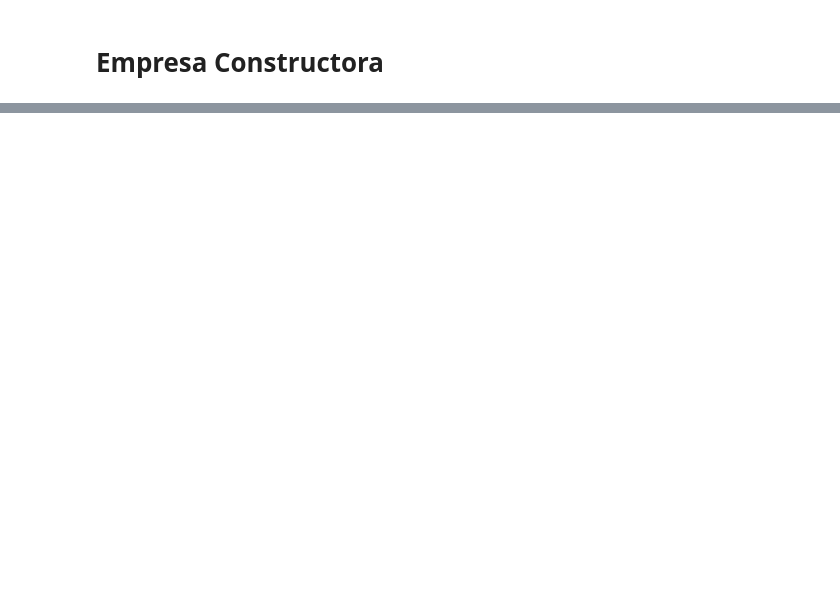
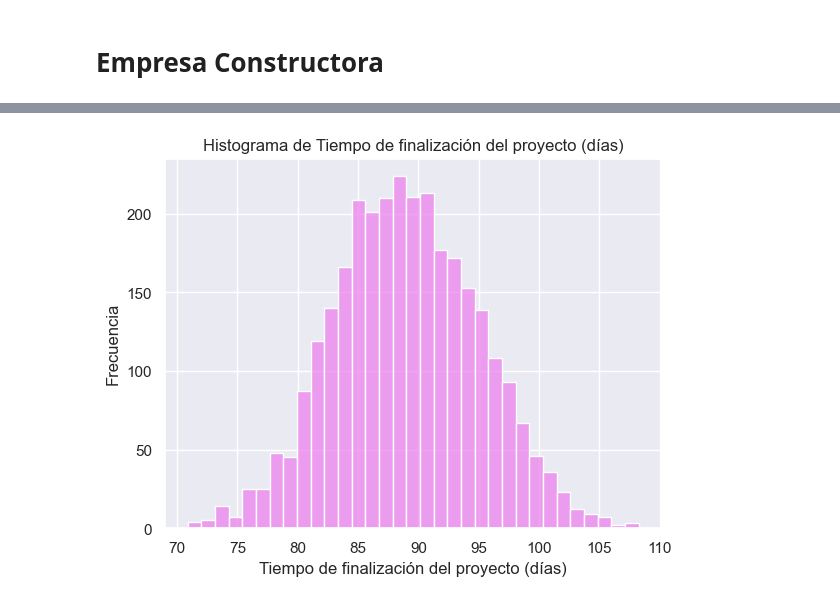
Before and after one commit to CarlosIrigoyen/ModeloYSimulacion, a Jupyter notebook: TP5/TrabajoPractico5.ipynb, the cells around one changed output, grey strips where cells are left out. Saved outputs shown, nothing was run; the diff lists cells and outputs as text; code cells hidden in the pictures; blank space fills up the shorter version.

```diff
--- a/TP5/TrabajoPractico5.ipynb
+++ b/TP5/TrabajoPractico5.ipynb
@@ -108,2 +204,97 @@ Intervalo de confianza (99%): [26.38, 26.52]
 # %% [markdown]
 # Empresa Constructora
+# %%
+
+import numpy as np
+import statistics as stats
+import seaborn as sns
+import matplotlib.pyplot as plt
+
+# Función para construir una casa
+def construir_casa():
+    # Definición de las tareas con sus respectivos rangos de tiempo
+    tarea_a = np.random.uniform(2, 4)
+    tarea_b = np.random.uniform(3, 5)
+    tarea_c = np.random.uniform(1, 2)
+    tarea_d = np.random.uniform(4, 8)
+    tarea_e = np.random.uniform(3, 6)
+    tarea_f = np.random.uniform(2, 5)
+    tarea_g = np.random.uniform(2, 4)
+    tarea_h = np.random.uniform(1, 3)
+    tarea_i = np.random.uniform(2, 4)
+    tarea_j = np.random.uniform(2, 3)
+
+    # Acceso superior: suma de tareas a, b, c, d, e, i, f, j del acceso medio más tarea g
+    acceso_superior = tarea_a + tarea_b + tarea_c + tarea_d + tarea_e + tarea_i + tarea_f + tarea_j + tarea_g
+
+    # Acceso medio: suma de tareas a, b, c, d, e, f, i, j
+    acceso_medio = tarea_a + tarea_b + tarea_c + tarea_d + tarea_e + tarea_f + tarea_i + tarea_j
+
+    # Acceso inferior: suma de tareas a, b, c, d, e, f, i, j del acceso medio más tarea h
+    acceso_inferior = tarea_a + tarea_b + tarea_c + tarea_d + tarea_e + tarea_f + tarea_i + tarea_j + tarea_h
+
+    return [acceso_superior, acceso_medio, acceso_inferior]
+
+# Función para calcular el intervalo de confianza
+def calcular_IC(n, media, desvio, z):
+    l = z * (desvio / np.sqrt(n))
+    return media - l ,  media + l
+
+# Función para graficar un histograma
+def graficar_histograma(data, xlabel):
+    sns.set()
+    sns.histplot(data, color="violet")
+    plt.xlabel(xlabel)
+    plt.ylabel("Frecuencia")
+    plt.title("Histograma de " + xlabel)
+    plt.show()
+
+if __name__ == "__main__":
+    duraciones = []
+    promedios_experimentos = []
+    criticidad_as = 0
+    criticidad_am = 0
+    criticidad_ai = 0
+
+    # Simulación de los experimentos y corridas previamente definidos
+    for i in range(CANT_EXPERIMENTOS):
+        duracion_experimento = 0
+        for j in range(CANT_CORRIDAS):
+            accesos = construir_casa()
+            duracion_corrida = sum(accesos)
+            duraciones.append(duracion_corrida)
+            duracion_experimento += duracion_corrida
+
+            # Obtengo el acceso más crítico y aumento su contador
+            criticidad = max(accesos)
+            if criticidad == accesos[0]:
+                criticidad_as += 1
+            if criticidad == accesos[1]:
+                criticidad_am += 1
+            if criticidad == accesos[2]:
+                criticidad_ai += 1
+
+        promedios_experimentos.append(duracion_experimento / CANT_CORRIDAS)
+
+    # Cálculo de estadísticas
+    media = stats.mean(duraciones)
+    z = 2.57
+    limite_inferior, limite_superior = calcular_IC(len(duraciones), media, stats.stdev(duraciones), z)
+
+    # Cálculo de porcentajes de criticidad de cada acceso
+    total_corridas = CANT_EXPERIMENTOS * CANT_CORRIDAS
+    porcentaje_criticidad_as = criticidad_as * 100 / total_corridas
+    porcentaje_criticidad_am = criticidad_am * 100 / total_corridas
+    porcentaje_criticidad_ai = criticidad_ai * 100 / total_corridas
+
+    # Impresión de resultados
+    print("El tiempo promedio de finalización del proyecto es de", media, "días")
+    print("El Intervalo de confianza tiene un límite inferior =", limite_inferior, "y un límite superior =", limite_superior)
+    print("El porcentaje de criticidad del acceso superior es de", porcentaje_criticidad_as, "%")
+    print("El porcentaje de criticidad del acceso medio es de", porcentaje_criticidad_am, "%")
+    print("El porcentaje de criticidad del acceso inferior es de", porcentaje_criticidad_ai, "%")
+
+    # Visualización de resultados
+    graficar_histograma(duraciones, "Tiempo de finalización del proyecto (días)")
+    graficar_histograma(promedios_experimentos, "Tiempo promedio de finalización del proyecto por experimento (días)")
+# %% [output]
@@ -109,0 +306 @@ Intervalo de confianza (99%): [26.38, 26.52]
+[figure, added]
```
Also changed, not shown: parts of 7 cells of this notebook.
